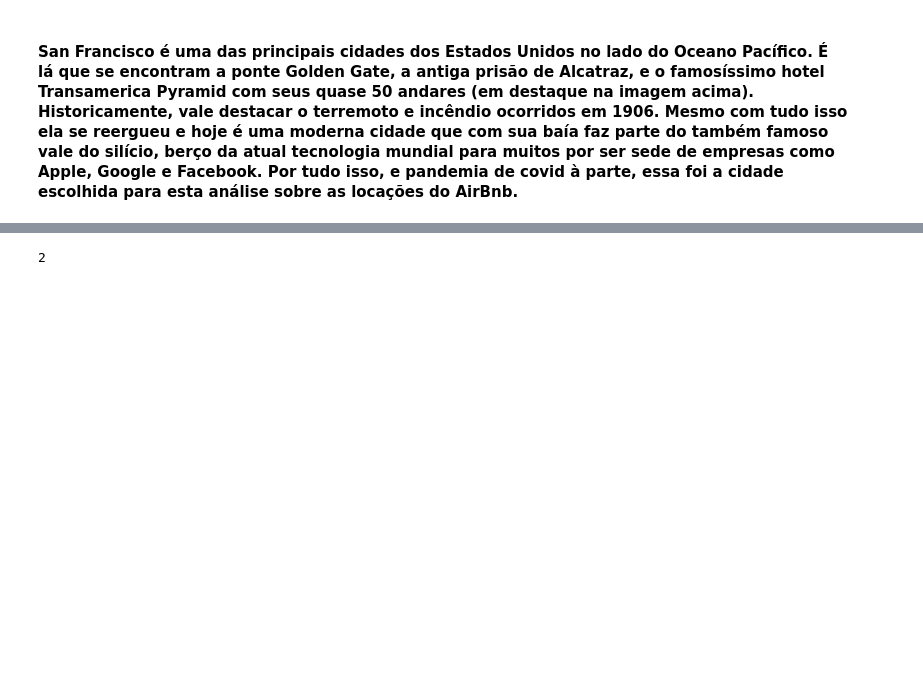
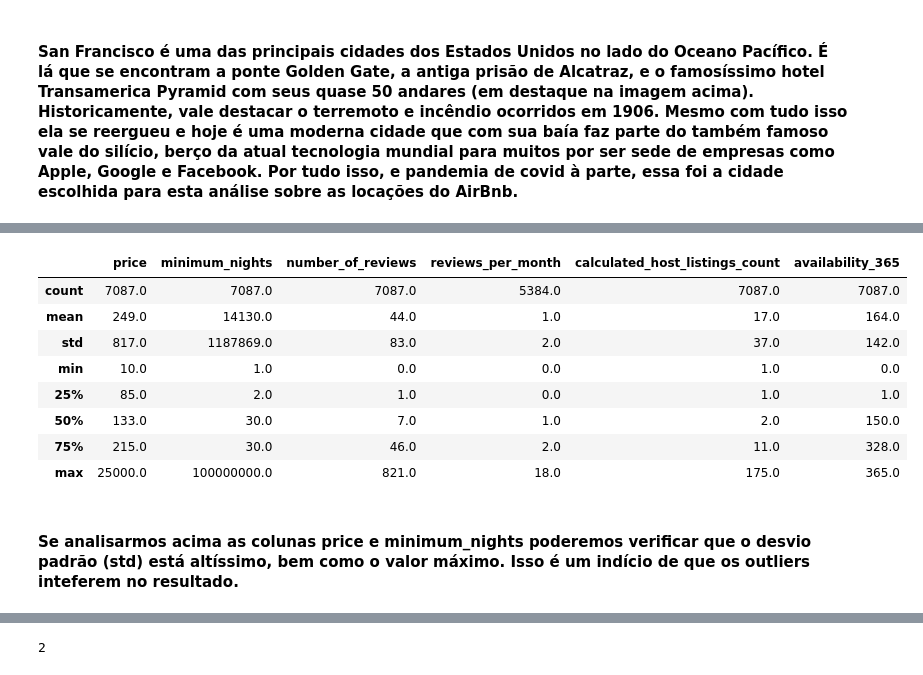
Before and after one commit to wallacecarlis/data_science, a Jupyter notebook: Projeto_de_Análise_de_dados_do_Airbnb_San_Francisco.ipynb, the cells around one changed output, grey strips where cells are left out. Saved outputs shown, nothing was run; the diff lists cells and outputs as text; code cells hidden in the pictures; blank space fills up the shorter version.

```diff
--- a/Projeto_de_Análise_de_dados_do_Airbnb_San_Francisco.ipynb
+++ b/Projeto_de_Análise_de_dados_do_Airbnb_San_Francisco.ipynb
@@ -331,0 +197,16 @@ sns.heatmap(corr, cmap= "coolwarm", fmt= ".2f", square= True, linewidths= 0.1, v
+# %%
+# Aplicando o método "describe" nas variáveis definidas como mais relevantes:
+round(df[["price", "minimum_nights", "number_of_reviews", "reviews_per_month",
+    "calculated_host_listings_count", "availability_365"]].describe())
+# %% [output]
+|  | price | minimum_nights | number_of_reviews | reviews_per_month | calculated_host_listings_count | availability_365 |
+| count | 7087.0 | 7087.0 | 7087.0 | 5384.0 | 7087.0 | 7087.0 |
+| mean | 249.0 | 14130.0 | 44.0 | 1.0 | 17.0 | 164.0 |
+| std | 817.0 | 1187869.0 | 83.0 | 2.0 | 37.0 | 142.0 |
+| min | 10.0 | 1.0 | 0.0 | 0.0 | 1.0 | 0.0 |
+| 25% | 85.0 | 2.0 | 1.0 | 0.0 | 1.0 | 1.0 |
+| 50% | 133.0 | 30.0 | 7.0 | 1.0 | 2.0 | 150.0 |
+| 75% | 215.0 | 30.0 | 46.0 | 2.0 | 11.0 | 328.0 |
+| max | 25000.0 | 100000000.0 | 821.0 | 18.0 | 175.0 | 365.0 |
+# %% [markdown]
+#### Se analisarmos acima as colunas **price** e **minimum_nights** poderemos verificar que o **desvio padrão (std)** está altíssimo, bem como o **valor máximo**. Isso é um indício de que os **outliers** inteferem no resultado.
```
Also changed, not shown: parts of 85 cells of this notebook.
